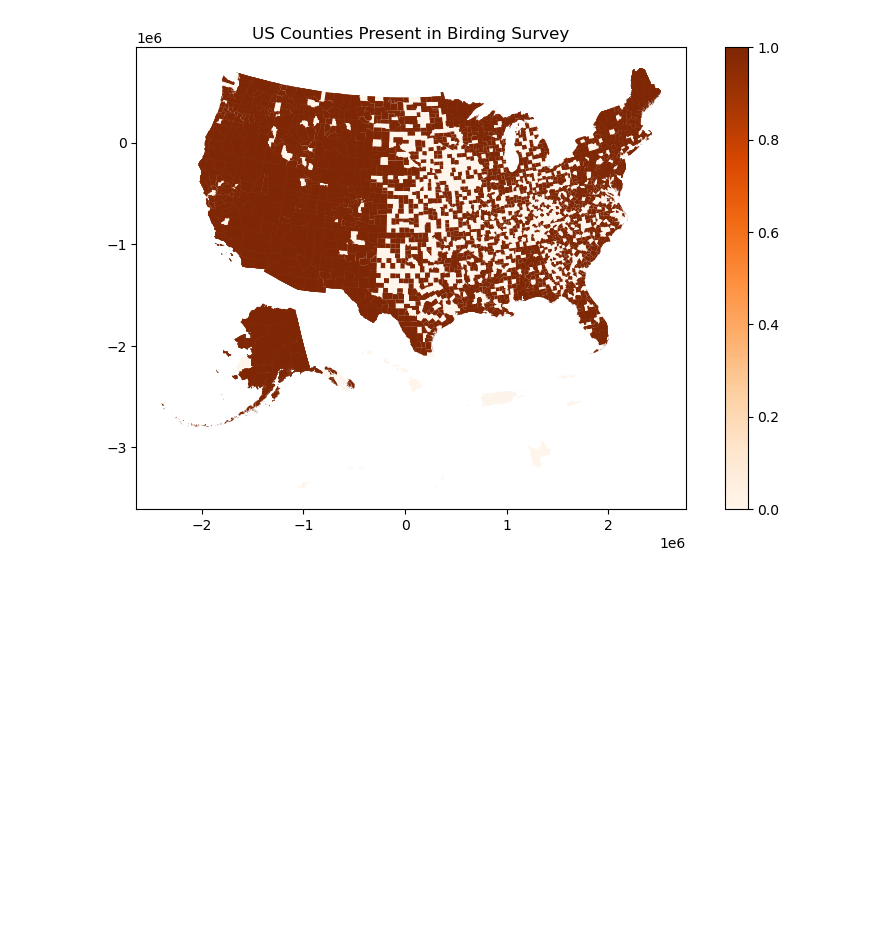
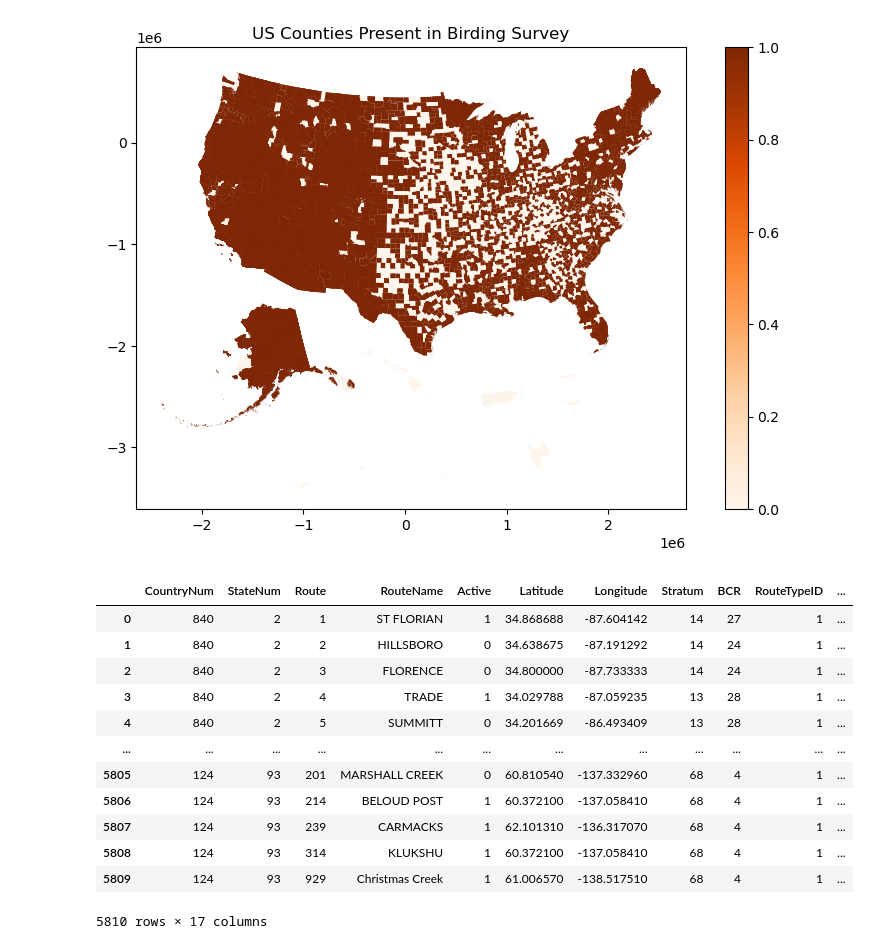
Before and after one commit to Calvin-Davis/CMSC320-FinalProject-Birds, a Jupyter notebook: Code/create_routes_with_fips.ipynb, the cells around one changed output. Cells and saved outputs as stored; diff of their text form; code cells hidden in the pictures; blank space fills up the shorter version.

```diff
--- a/Code/create_routes_with_fips.ipynb
+++ b/Code/create_routes_with_fips.ipynb
@@ -141,3 +141,19 @@ plt.title('US Counties Present in Birding Survey')
 plt.show()
 # %% [output]
 [figure]
+# %%
+df
+# %% [output]
+|  | CountryNum | StateNum | Route | RouteName | Active | Latitude | Longitude | Stratum | BCR | RouteTypeID | ... |
+| 0 | 840 | 2 | 1 | ST FLORIAN | 1 | 34.868688 | -87.604142 | 14 | 27 | 1 | ... |
+| 1 | 840 | 2 | 2 | HILLSBORO | 0 | 34.638675 | -87.191292 | 14 | 24 | 1 | ... |
+| 2 | 840 | 2 | 3 | FLORENCE | 0 | 34.800000 | -87.733333 | 14 | 24 | 1 | ... |
+| 3 | 840 | 2 | 4 | TRADE | 1 | 34.029788 | -87.059235 | 13 | 28 | 1 | ... |
+| 4 | 840 | 2 | 5 | SUMMITT | 0 | 34.201669 | -86.493409 | 13 | 28 | 1 | ... |
+| ... | ... | ... | ... | ... | ... | ... | ... | ... | ... | ... | ... |
+| 5805 | 124 | 93 | 201 | MARSHALL CREEK | 0 | 60.810540 | -137.332960 | 68 | 4 | 1 | ... |
+| 5806 | 124 | 93 | 214 | BELOUD POST | 1 | 60.372100 | -137.058410 | 68 | 4 | 1 | ... |
+| 5807 | 124 | 93 | 239 | CARMACKS | 1 | 62.101310 | -136.317070 | 68 | 4 | 1 | ... |
+| 5808 | 124 | 93 | 314 | KLUKSHU | 1 | 60.372100 | -137.058410 | 68 | 4 | 1 | ... |
+| 5809 | 124 | 93 | 929 | Christmas Creek | 1 | 61.006570 | -138.517510 | 68 | 4 | 1 | ... |
+5810 rows × 17 columns
```
Also changed, not shown: 1 other file.
